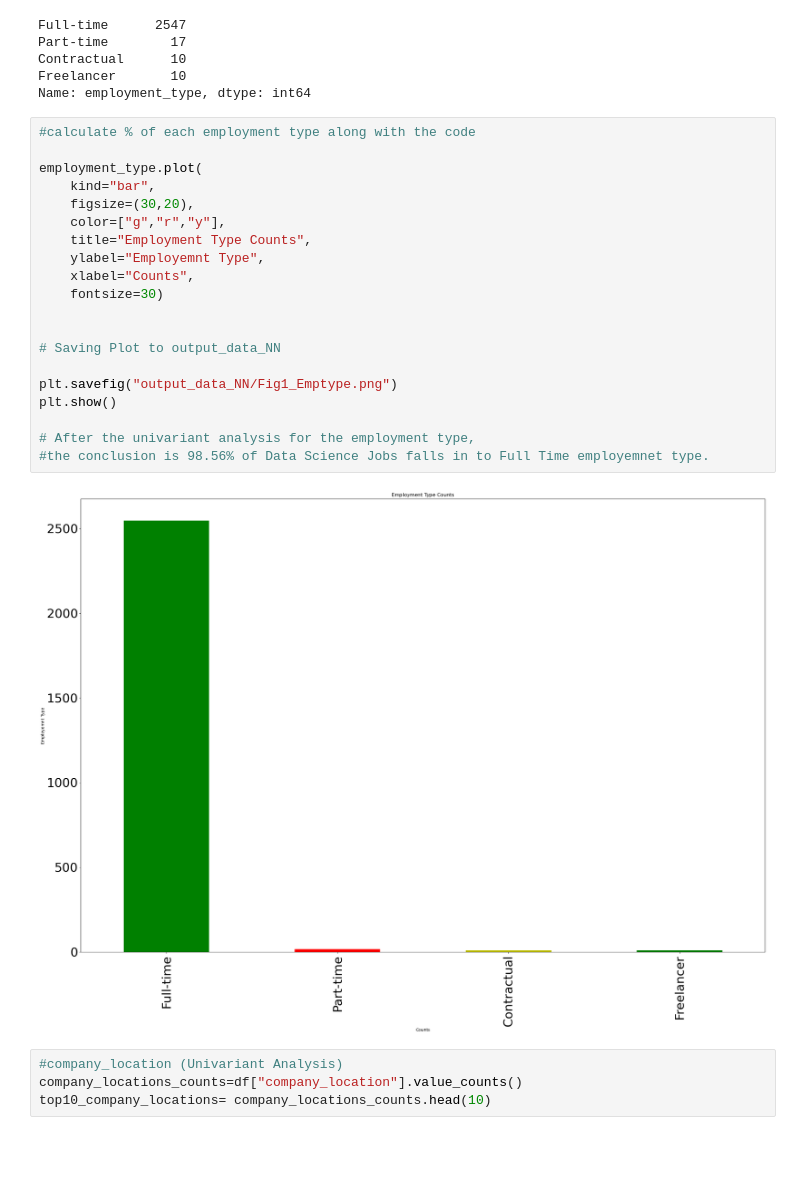
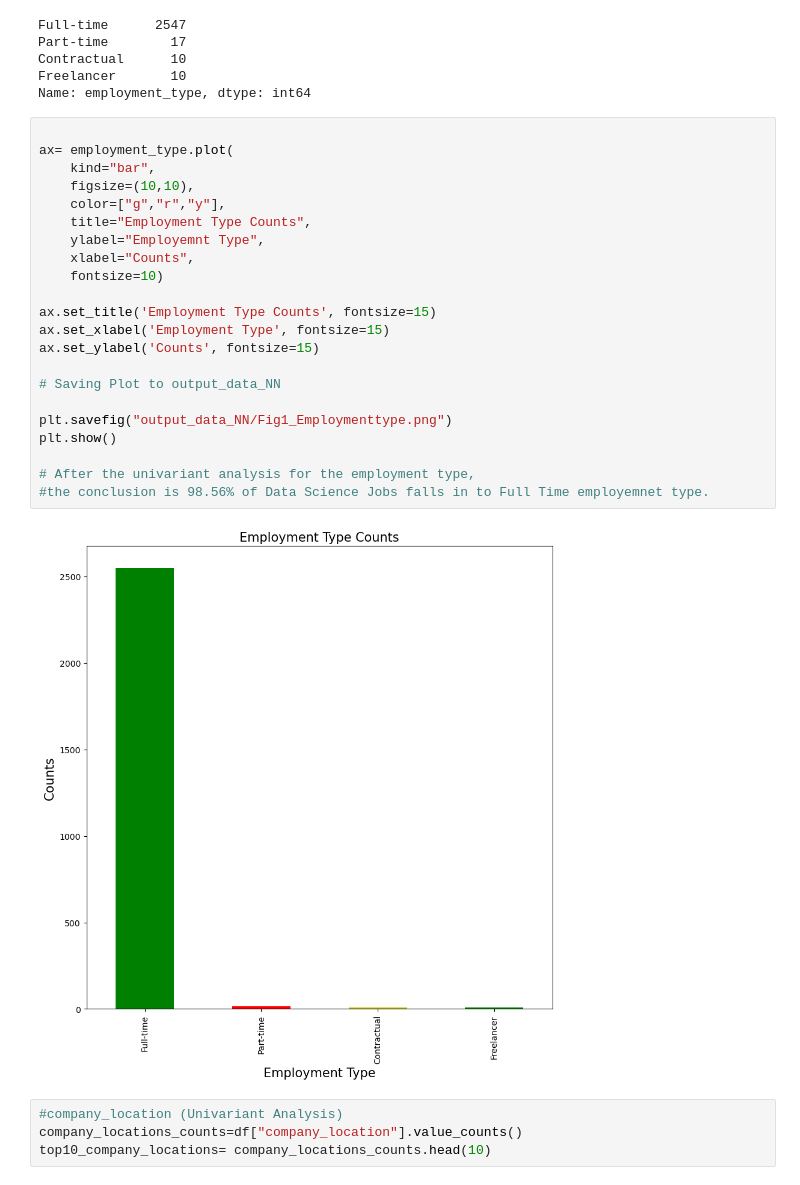
Before and after one commit to garimac12/project_acai, a Jupyter notebook: Project_NN.ipynb, the cells around one changed output. Drawn from its saved outputs; the diff is of its cells as text; blank space fills up the shorter version.

```diff
--- a/Project_NN.ipynb
+++ b/Project_NN.ipynb
@@ -120,27 +120,29 @@ Contractual      10
 Freelancer       10
 Name: employment_type, dtype: int64
 # %%
-#calculate % of each employment type along with the code
 
-employment_type.plot(
+ax= employment_type.plot(
     kind="bar",
-    figsize=(30,20),
+    figsize=(10,10),
     color=["g","r","y"],
     title="Employment Type Counts",
     ylabel="Employemnt Type",
     xlabel="Counts",
-    fontsize=30)
+    fontsize=10)
 
+ax.set_title('Employment Type Counts', fontsize=15)
+ax.set_xlabel('Employment Type', fontsize=15)
+ax.set_ylabel('Counts', fontsize=15)
 
 # Saving Plot to output_data_NN
 
-plt.savefig("output_data_NN/Fig1_Emptype.png")
+plt.savefig("output_data_NN/Fig1_Employmenttype.png")
 plt.show()
 
 # After the univariant analysis for the employment type,
 #the conclusion is 98.56% of Data Science Jobs falls in to Full Time employemnet type.
 # %% [output]
-[figure, old version]
+[figure, new version]
 # %%
 #company_location (Univariant Analysis)
 company_locations_counts=df["company_location"].value_counts()
```
